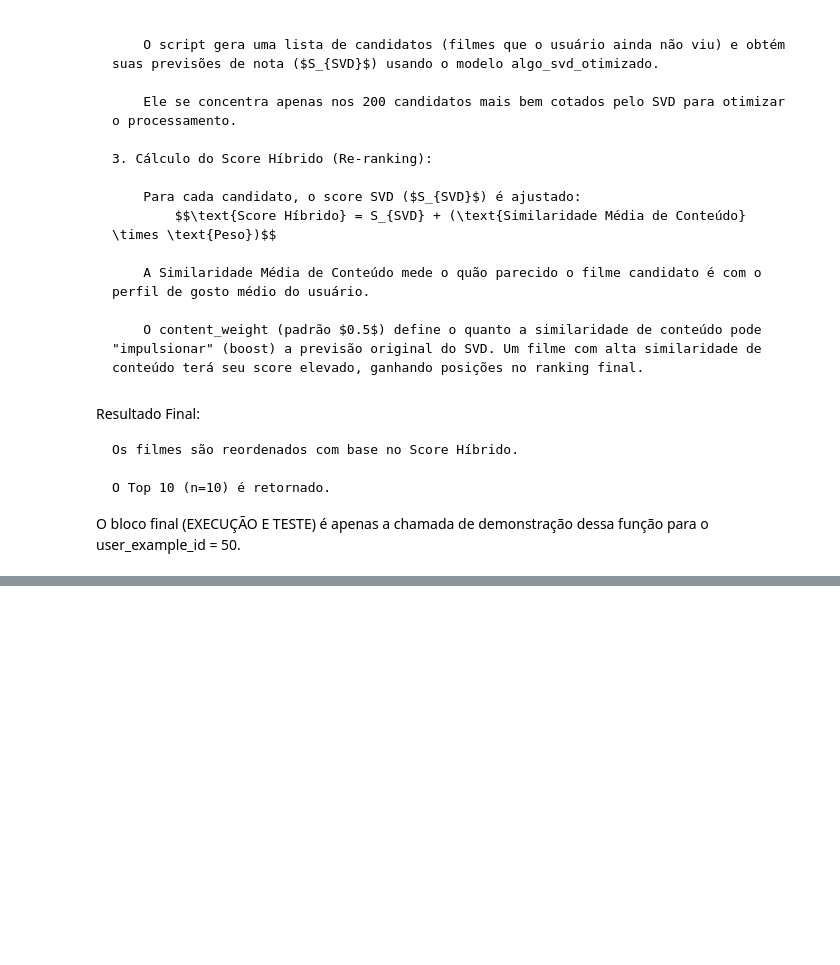
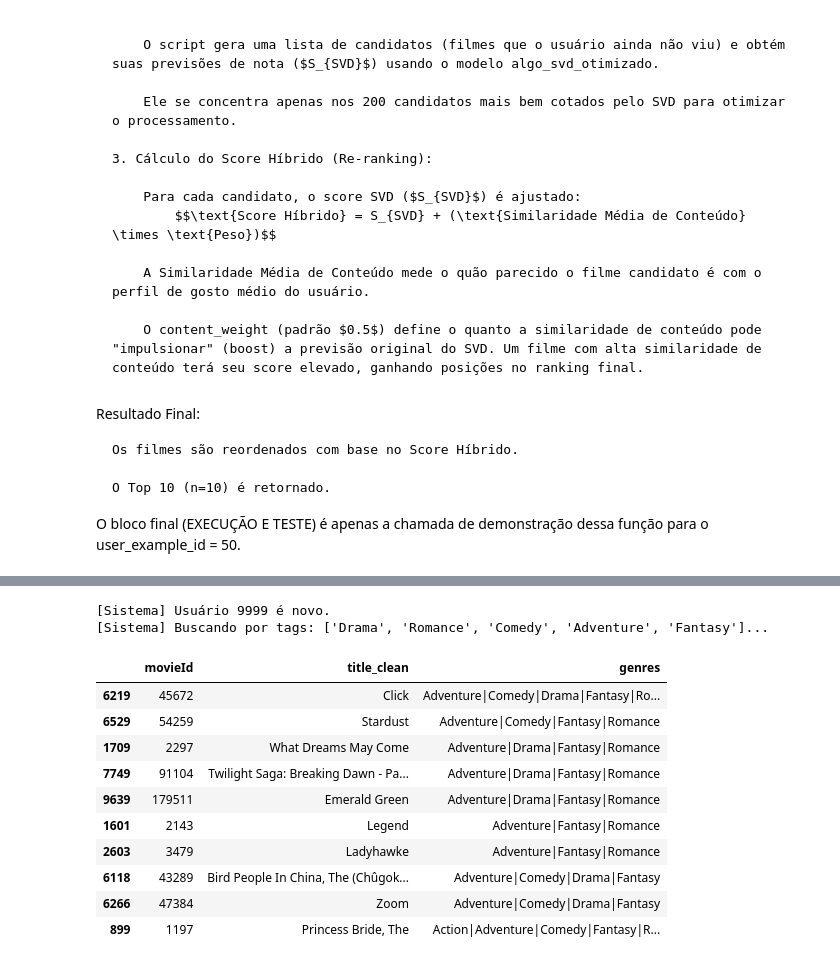
Before and after one commit to ICEI-PUC-Minas-PMV-SI/pmv-si-2025-2-pe7-t2-t2-g1-recomendacao_filmes, a Jupyter notebook: src/notebook/collaborative.ipynb, the cells around one changed output, grey strips where cells are left out. Drawn from its saved outputs; the diff is of its cells as text; code cells hidden in the pictures; blank space fills up the shorter version.

```diff
--- a/src/notebook/collaborative.ipynb
+++ b/src/notebook/collaborative.ipynb
@@ -354,3 +394,41 @@ O bloco final (EXECUÇÃO E TESTE) é apenas a chamada de demonstração dessa f
+# %%
+def sistema_de_recomendacao_unificado(user_id=None, new_user_tags=None, n=10, content_weight=0.5, rating_threshold=4.5):
+    """
+    Função ÚNICA para recomendar filmes.
+    - Se o usuário existe: Usa SVD + Conteúdo (com os pesos ajustáveis).
+    - Se o usuário é novo: Usa apenas as Tags informadas.
+    """
+
+    # 1. Verifica se o usuário existe na base de dados
+    user_exists = False
+    if user_id is not None:
+        if user_id in ratings_df['userId'].unique():
+            user_exists = True
+
+    # --- CENÁRIO A: USUÁRIO ANTIGO (Híbrido) ---
+    if user_exists:
+        print(f"[Sistema] Usuário {user_id} encontrado. Aplicando Modelo Híbrido...")
+        print(f"          (Peso Conteúdo: {content_weight}, Nota Mínima Favoritos: {rating_threshold})")
+
+        # AQUI passamos os parâmetros para a sua função original
+        return get_hybrid_recommendations(
+            user_id=user_id,
+            n=n,
+            content_weight=content_weight,
+            rating_threshold=rating_threshold
+        )
+
+    # --- CENÁRIO B: NOVO USUÁRIO (Cold Start) ---
+    else:
+        print(f"[Sistema] Usuário {user_id if user_id else 'Desconhecido'} é novo.")
+
+        if new_user_tags and len(new_user_tags) > 0:
+            print(f"[Sistema] Buscando por tags: {new_user_tags}...")
+            # Para novos usuários, os parâmetros de peso não se aplicam (pois não há SVD)
+            return recommend_for_new_user(new_user_tags, n=n)
+        else:
+            print("[Sistema] Nenhuma tag informada. Retornando lista de gêneros disponíveis.")
+            return get_available_tags(movies_df)
 # %%
 # EXECUÇÃO E TESTE
 
@@ -375,0 +481,21 @@ Error:
+# %%
+# Novo usuário, gosta de Comédia
+recs_novas = sistema_de_recomendacao_unificado(
+    user_id=9999,
+    new_user_tags=['Drama', 'Romance', 'Comedy', 'Adventure', 'Fantasy']
+)
+display(recs_novas)
+# %% [output]
+[Sistema] Usuário 9999 é novo.
+[Sistema] Buscando por tags: ['Drama', 'Romance', 'Comedy', 'Adventure', 'Fantasy']...
+|  | movieId | title_clean | genres |
+| 6219 | 45672 | Click | Adventure|Comedy|Drama|Fantasy|Ro... |
+| 6529 | 54259 | Stardust | Adventure|Comedy|Fantasy|Romance |
+| 1709 | 2297 | What Dreams May Come | Adventure|Drama|Fantasy|Romance |
+| 7749 | 91104 | Twilight Saga: Breaking Dawn - Pa... | Adventure|Drama|Fantasy|Romance |
+| 9639 | 179511 | Emerald Green | Adventure|Drama|Fantasy|Romance |
+| 1601 | 2143 | Legend | Adventure|Fantasy|Romance |
+| 2603 | 3479 | Ladyhawke | Adventure|Fantasy|Romance |
+| 6118 | 43289 | Bird People In China, The (Chûgok... | Adventure|Comedy|Drama|Fantasy |
+| 6266 | 47384 | Zoom | Adventure|Comedy|Drama|Fantasy |
+| 899 | 1197 | Princess Bride, The | Action|Adventure|Comedy|Fantasy|R... |
```
Also changed, not shown: parts of 6 cells of this notebook, 8 other files.
